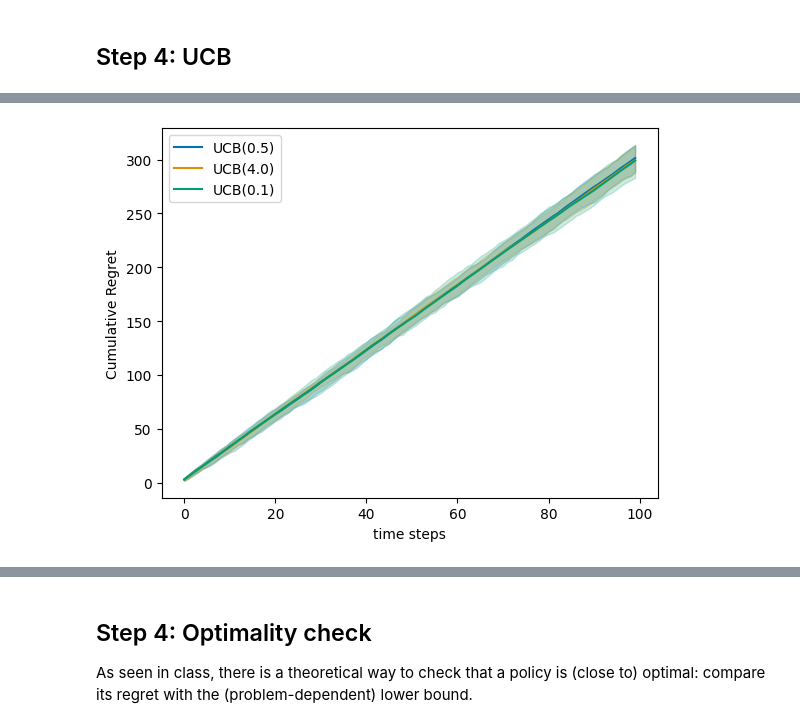
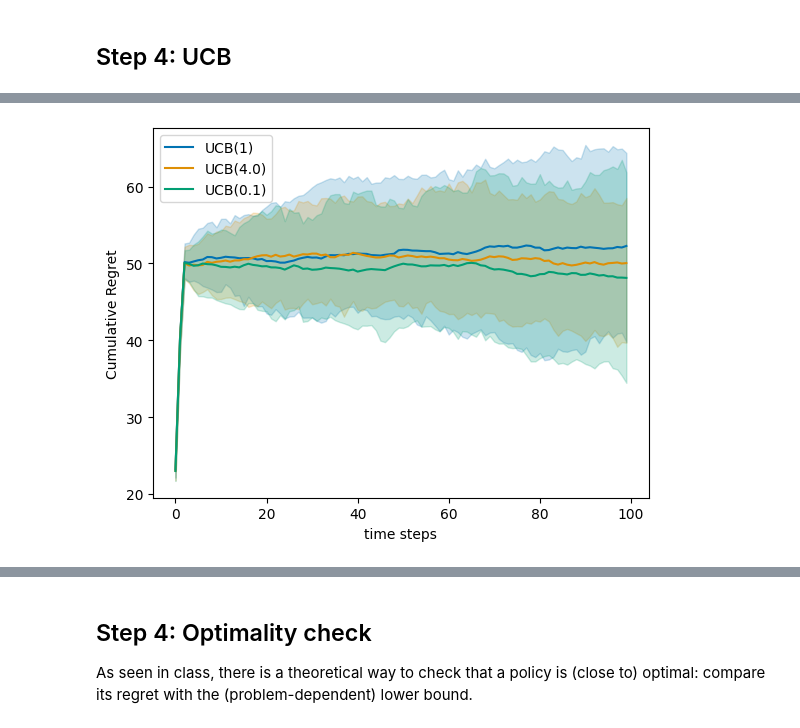
Before and after one commit to SahitiC/RL_course, a Jupyter notebook: Homework5/5_MultiArmedBandits.ipynb, the cells around one changed output, grey strips where cells are left out. Saved outputs shown, nothing was run; the diff lists cells and outputs as text; code cells hidden in the pictures.

```diff
--- a/Homework5/5_MultiArmedBandits.ipynb
+++ b/Homework5/5_MultiArmedBandits.ipynb
@@ -127,7 +127,9 @@ class UCB():
 
     def get_action(self):
         ## TODO: Implement UCB
-        return np.argmax((self.count_rewards / self.count_actions) + np.sqrt(2 * self.var * np.log(self.t) / self.count_actions))
+        action = np.argmax((self.count_rewards / self.count_actions) + np.sqrt(2 * self.var * np.log(self.t) / self.count_actions))
+        self.t += 1
+        return action
 
     def receive_reward(self, action, reward):
         self.count_actions[action] += 1
@@ -227,7 +229,7 @@ def plot_regret(regrets, logscale=False, lb=None,q=10):
 
 We are now ready to run an experiment and observe the results
 # %%
-means = np.array([0., 1., 2., 3.])
+means = np.array([1, 2, 3, 4])
 basicGaussianBandit = Bandit(means)
 epsgreedy01 = EpsGreedy(basicGaussianBandit, epsilon=0.1)
 epsgreedy07 = EpsGreedy(basicGaussianBandit, epsilon=0.7)
@@ -260,9 +262,9 @@ plot_regret(regrets_small_var)
 # %%
-UCB_exact = UCB(basicGaussianBandit, var=0.5)
+UCB_exact = UCB(basicGaussianBandit, var=1)
 badUCB = UCB(basicGaussianBandit, var=4.)
 lowvarUCB = UCB(basicGaussianBandit, var=0.1)
 
 regrets_UCBs = experiment(basicGaussianBandit, [UCB_exact, badUCB, lowvarUCB], Nmc=50, T=100)
 plot_regret(regrets_UCBs)
 # %% [output]
-[figure, old version]
+[figure, new version]
```
Also changed, not shown: parts of 6 cells of this notebook.
